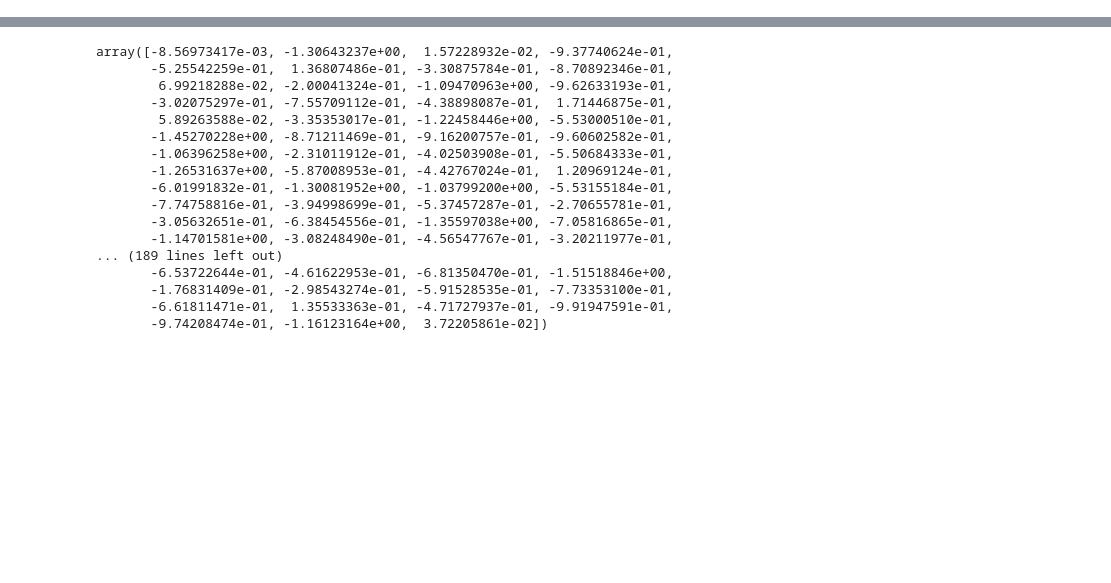
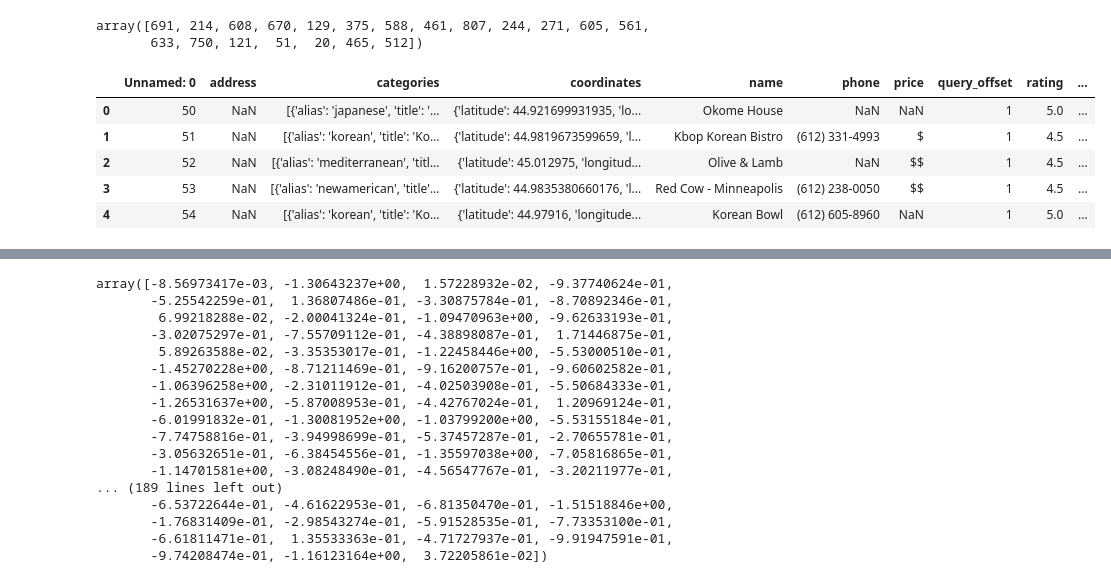
Before and after one commit to brendanbcook/Restaurant_App, a Jupyter notebook: notebook.ipynb, the cells around one changed output, grey strips where cells are left out. Saved outputs shown, nothing was run; the diff lists cells and outputs as text; code cells hidden in the pictures; blank space fills up the shorter version.

```diff
--- a/notebook.ipynb
+++ b/notebook.ipynb
@@ -13,0 +20,5 @@ train, item_features, names = load_training_data()
+# %%
+sorted_indices[:20]
+# %% [output]
+array([691, 214, 608, 670, 129, 375, 588, 461, 807, 244, 271, 605, 561,
+       633, 750, 121,  51,  20, 465, 512])
@@ -13,0 +32,10 @@ train, item_features, names = load_training_data()
+# %%
+df = pd.read_csv('data/business_data.csv')
+df.head()
+# %% [output]
+|  | Unnamed: 0 | address | categories | coordinates | name | phone | price | query_offset | rating | ... |
+| 0 | 50 | NaN | [{'alias': 'japanese', 'title': '... | {'latitude': 44.921699931935, 'lo... | Okome House | NaN | NaN | 1 | 5.0 | ... |
+| 1 | 51 | NaN | [{'alias': 'korean', 'title': 'Ko... | {'latitude': 44.9819673599659, 'l... | Kbop Korean Bistro | (612) 331-4993 | $ | 1 | 4.5 | ... |
+| 2 | 52 | NaN | [{'alias': 'mediterranean', 'titl... | {'latitude': 45.012975, 'longitud... | Olive & Lamb | NaN | $$ | 1 | 4.5 | ... |
+| 3 | 53 | NaN | [{'alias': 'newamerican', 'title'... | {'latitude': 44.9835380660176, 'l... | Red Cow - Minneapolis | (612) 238-0050 | $$ | 1 | 4.5 | ... |
+| 4 | 54 | NaN | [{'alias': 'korean', 'title': 'Ko... | {'latitude': 44.97916, 'longitude... | Korean Bowl | (612) 605-8960 | NaN | 1 | 5.0 | ... |
```
Also changed, not shown: parts of 14 cells of this notebook, 13 other files.
